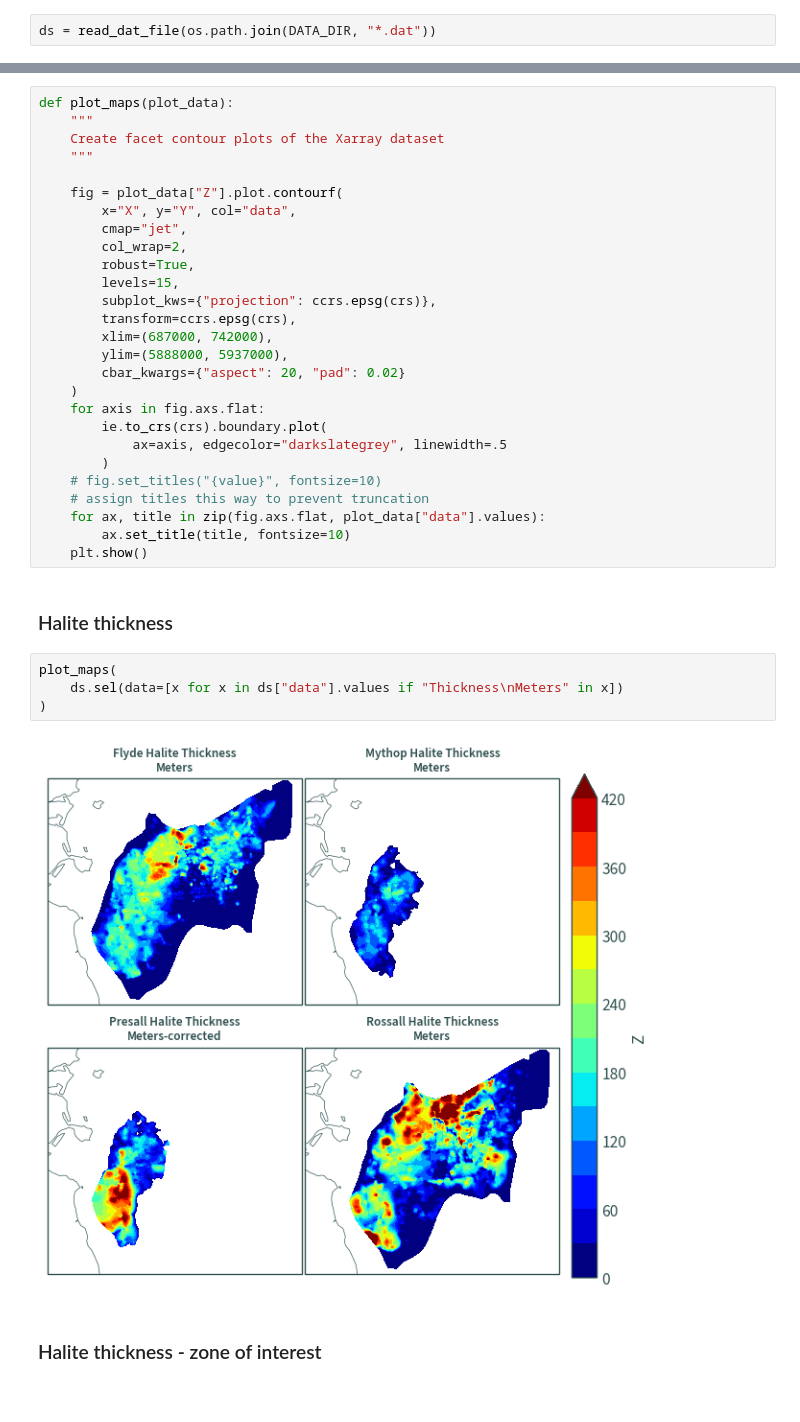
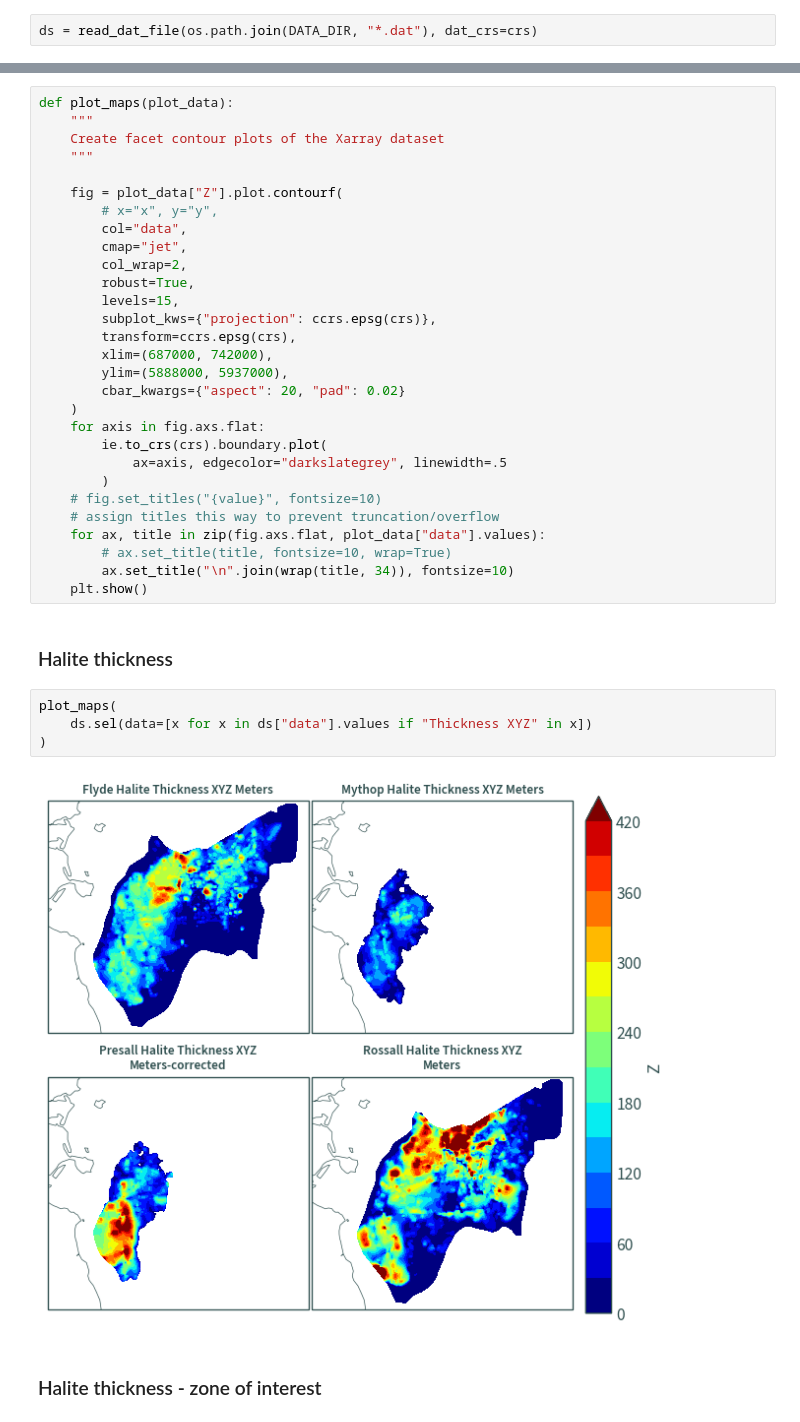
Before and after one commit to wind-to-hydrogen-toolkit/hydrogen-salt-storage, a Jupyter notebook: notebooks/kish_basin_dat_files.ipynb, the cells around one changed output, grey strips where cells are left out. Drawn from its saved outputs; the diff is of its cells as text.

```diff
--- a/notebooks/kish_basin_dat_files.ipynb
+++ b/notebooks/kish_basin_dat_files.ipynb
@@ -183,5 +187,5 @@ def read_dat_file(dat_path: str, dat_crs: int = crs):
 # %%
-ds = read_dat_file(os.path.join(DATA_DIR, "*.dat"))
+ds = read_dat_file(os.path.join(DATA_DIR, "*.dat"), dat_crs=crs)
 # %%
 ds
 # %% [output]
@@ -201,7 +209,8 @@ def plot_maps(plot_data):
     """
 
     fig = plot_data["Z"].plot.contourf(
-        x="X", y="Y", col="data",
+        # x="x", y="y",
+        col="data",
         cmap="jet",
         col_wrap=2,
         robust=True,
@@ -217,18 +226,19 @@ def plot_maps(plot_data):
             ax=axis, edgecolor="darkslategrey", linewidth=.5
         )
     # fig.set_titles("{value}", fontsize=10)
-    # assign titles this way to prevent truncation
+    # assign titles this way to prevent truncation/overflow
     for ax, title in zip(fig.axs.flat, plot_data["data"].values):
-        ax.set_title(title, fontsize=10)
+        # ax.set_title(title, fontsize=10, wrap=True)
+        ax.set_title("\n".join(wrap(title, 34)), fontsize=10)
     plt.show()
 # %% [markdown]
 ### Halite thickness
 # %%
 plot_maps(
-    ds.sel(data=[x for x in ds["data"].values if "Thickness\nMeters" in x])
+    ds.sel(data=[x for x in ds["data"].values if "Thickness XYZ" in x])
 )
 # %% [output]
-[figure, old version]
+[figure, new version]
 # %% [markdown]
 ### Halite thickness - zone of interest
 # %%
```
Also changed, not shown: parts of 12 cells of this notebook, 2 other files.
